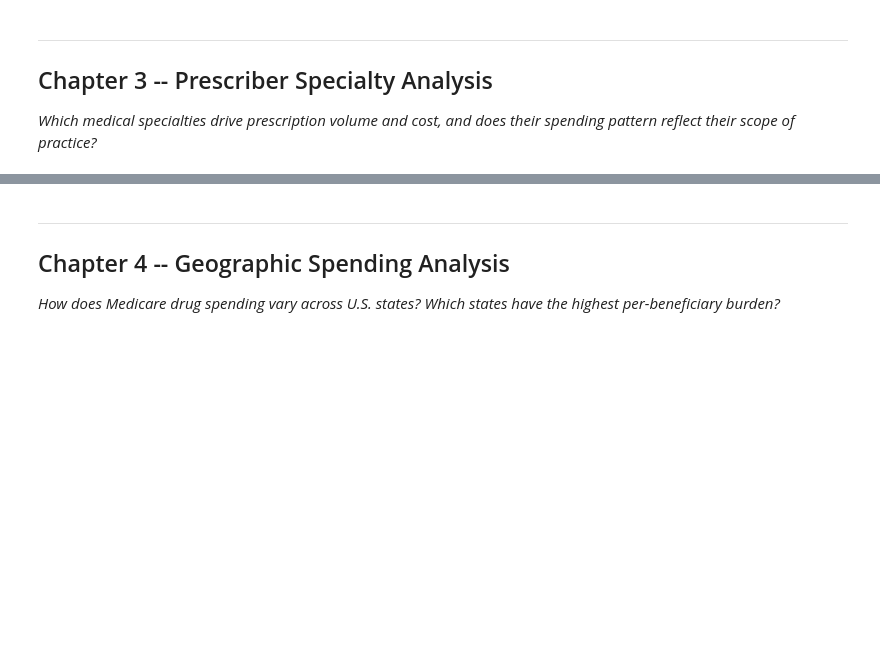
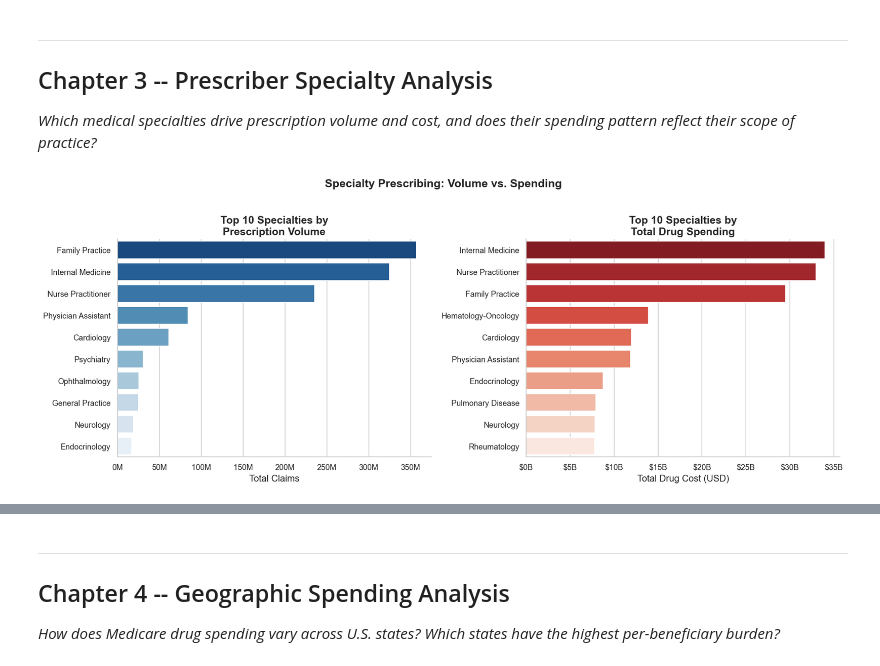
Before and after one commit to M-Nadeem-B/EDA_Medicare_part_D, a Jupyter notebook: EDA_Medicare_Improved.ipynb, the cells around one changed output, grey strips where cells are left out. Saved outputs shown, nothing was run; the diff lists cells and outputs as text; code cells hidden in the pictures; blank space fills up the shorter version.

```diff
--- a/EDA_Medicare_Improved.ipynb
+++ b/EDA_Medicare_Improved.ipynb
@@ -681,35 +737,39 @@ specialty_summary = (
     .agg(
         Total_Claims=('Tot_Clms', 'sum'),
         Total_Cost=('Tot_Drug_Cst', 'sum'),
         Unique_NPIs=('Prscrbr_NPI', 'nunique')
     )
     .assign(Cost_Per_Claim=lambda x: x['Total_Cost'] / x['Total_Claims'])
 )
 
 top_specialty_vol  = specialty_summary['Total_Claims'].sort_values(ascending=False).head(10)
 top_specialty_cost = specialty_summary['Total_Cost'].sort_values(ascending=False).head(10)
 
 fig, axes = plt.subplots(1, 2, figsize=(16, 6))
 
 # Left: Volume
-sns.barplot(x=top_specialty_vol.values, y=top_specialty_vol.index,
+sns.barplot(x=top_specialty_vol.values, y=top_specialty_vol.index, hue=top_specialty_vol.index,
+            legend=False,
             palette=PALETTE, ax=axes[0])
 axes[0].set_title('Top 10 Specialties by\nPrescription Volume')
 axes[0].set_xlabel('Total Claims')
 axes[0].set_ylabel('')
 axes[0].xaxis.set_major_formatter(mticker.FuncFormatter(lambda x, _: f'{x/1e6:.0f}M'))
 
 # Right: Spending
-sns.barplot(x=top_specialty_cost.values, y=top_specialty_cost.index,
+sns.barplot(x=top_specialty_cost.values, y=top_specialty_cost.index, hue=top_specialty_cost.index,
+            legend=False,
             palette='Reds_r', ax=axes[1])
 axes[1].set_title('Top 10 Specialties by\nTotal Drug Spending')
 axes[1].set_xlabel('Total Drug Cost (USD)')
 axes[1].set_ylabel('')
 axes[1].xaxis.set_major_formatter(mticker.FuncFormatter(lambda x, _: f'${x/1e9:.0f}B'))
 
 plt.suptitle('Specialty Prescribing: Volume vs. Spending', fontsize=16, fontweight='bold', y=1.02)
 plt.tight_layout()
 plt.show()
+# %% [output]
+[figure, added]
 # %%
 # Specialties with highest cost-per-claim (most expensive per prescription written)
 top_cpc_specialty = (
```
Also changed, not shown: parts of 16 cells of this notebook.
